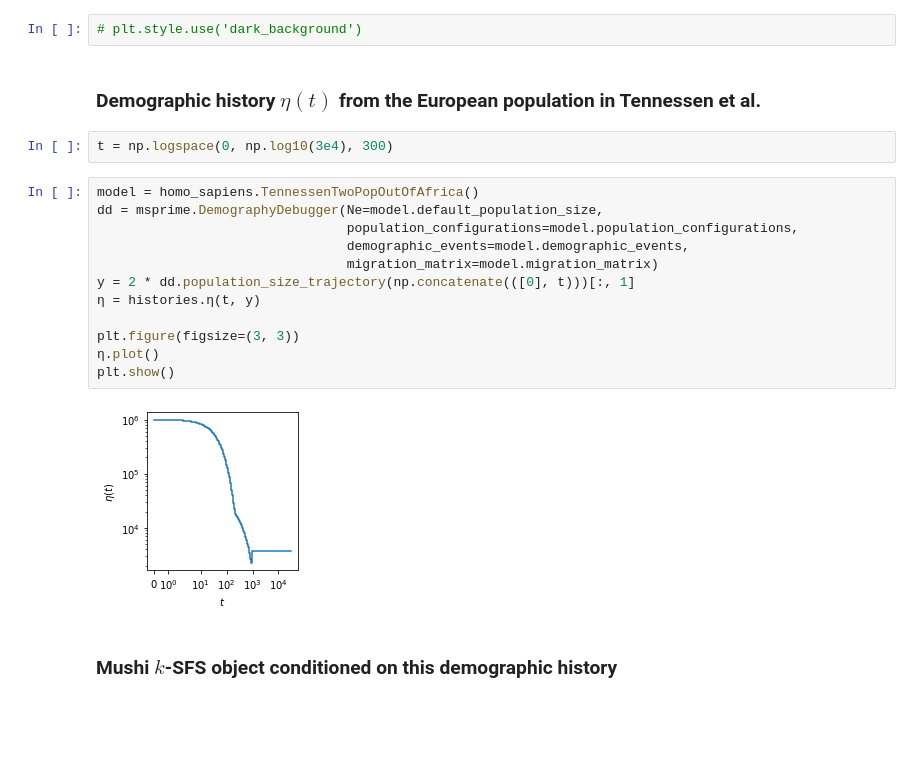
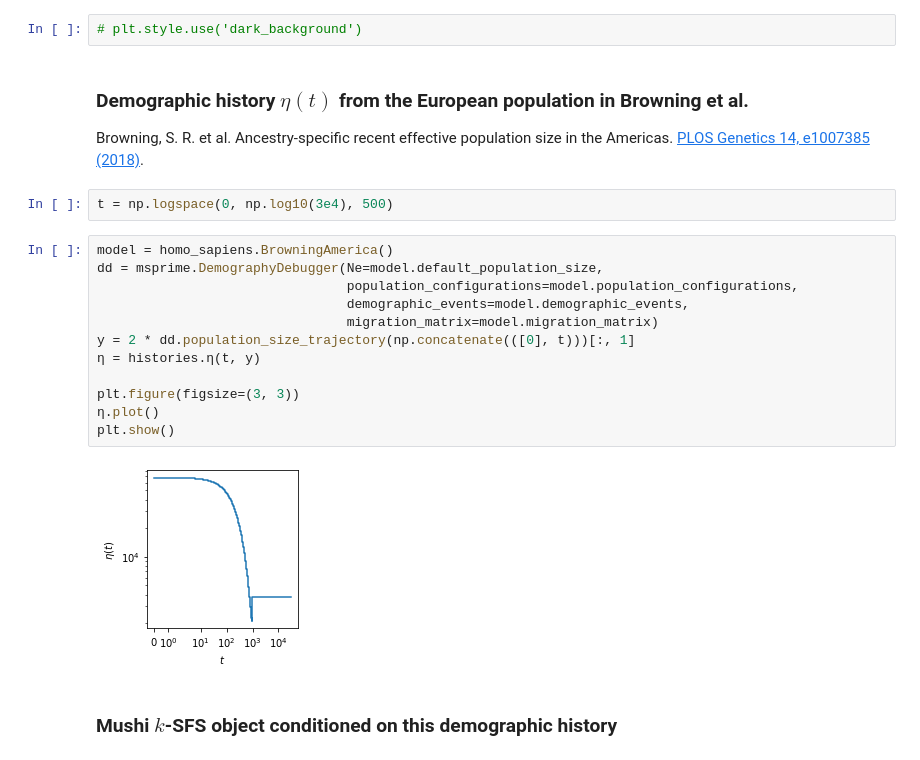
Before and after one commit to harrispopgen/mushi, a Jupyter notebook: 1KG.ipynb, the cells around one changed output. Drawn from its saved outputs; the diff is of its cells as text; blank space fills up the shorter version.

```diff
--- a/1KG.ipynb
+++ b/1KG.ipynb
@@ -56,24 +56,25 @@ plt.show()
 [figure]
 # %%
 # plt.style.use('dark_background')
-# %% [markdown]
-### Demographic history $\eta(t)$ from the European population in Tennessen et al.
+# %% [markdown]
+### Demographic history $\eta(t)$ from the European population in Browning et al.
+Browning, S. R. et al. Ancestry-specific recent effective population size in the Americas. [PLOS Genetics 14, e1007385 (2018)](https://journals.plos.org/plosgenetics/article?id=10.1371/journal.pgen.1007385).
 # %%
-t = np.logspace(0, np.log10(3e4), 300)
+t = np.logspace(0, np.log10(3e4), 500)
 # %%
-model = homo_sapiens.TennessenTwoPopOutOfAfrica()
+model = homo_sapiens.BrowningAmerica()
 dd = msprime.DemographyDebugger(Ne=model.default_population_size,
                                 population_configurations=model.population_configurations,
                                 demographic_events=model.demographic_events,
                                 migration_matrix=model.migration_matrix)
 y = 2 * dd.population_size_trajectory(np.concatenate(([0], t)))[:, 1]
 η = histories.η(t, y)
 
 plt.figure(figsize=(3, 3))
 η.plot()
 plt.show()
 # %% [output]
-[figure, old version]
+[figure, new version]
 # %% [markdown]
 ### Mushi $k$-SFS object conditioned on this demographic history
 # %%
```
Also changed, not shown: parts of 9 cells of this notebook, 1 other file.
